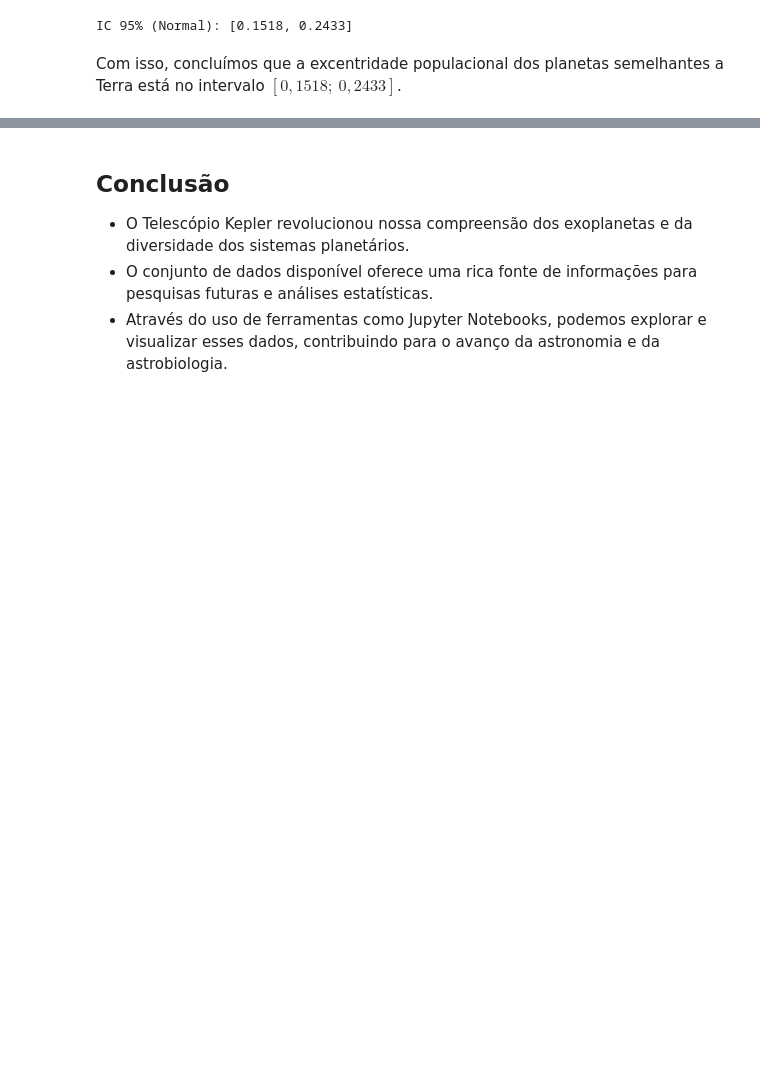
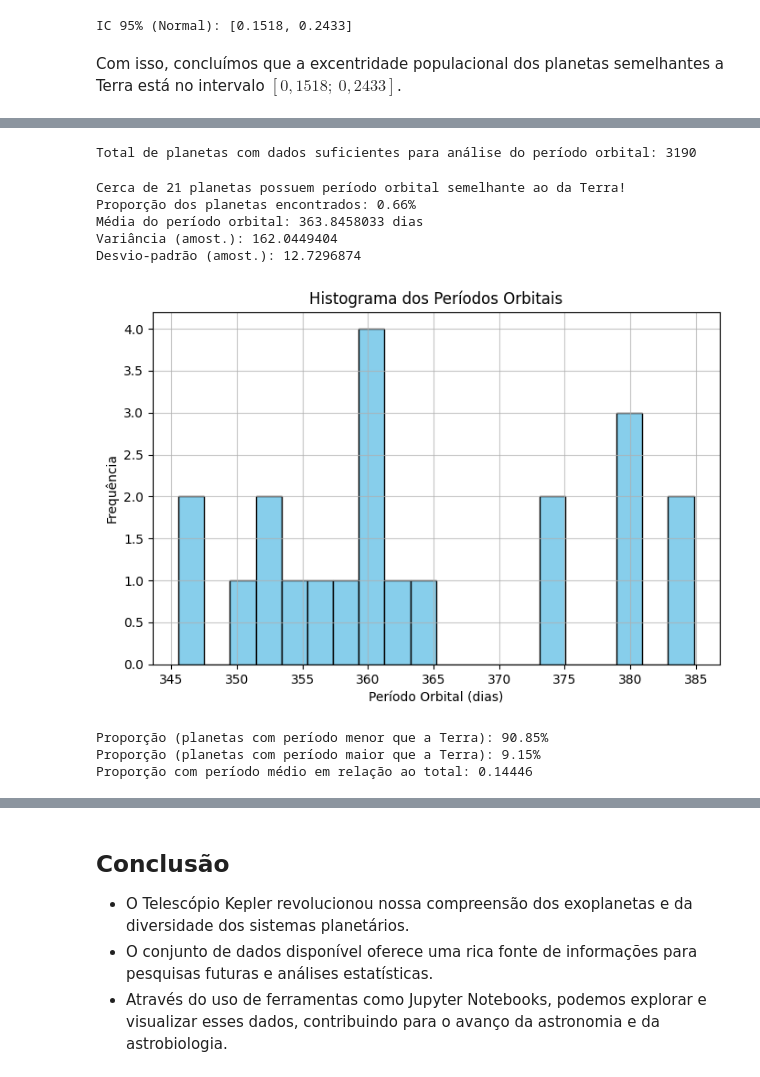
Before and after one commit to murfra/telescope-data-analysis, a Jupyter notebook: main.ipynb, the cells around one changed output, grey strips where cells are left out. Saved outputs shown, nothing was run; the diff lists cells and outputs as text; code cells hidden in the pictures; blank space fills up the shorter version.

Commit message:
Adição de análise e visualização do período orbital dos planetas

```diff
--- a/main.ipynb
+++ b/main.ipynb
@@ -330,0 +358,66 @@ Com isso, concluímos que a excentridade populacional dos planetas semelhantes a
+# %%
+# --------------------- FILTRO PARA PERÍODO ORBITAL ------------------------
+
+# Criando um novo DataFrame apenas com os dados relevantes para a análise do período orbital
+
+df_orbper = df_original[
+    (df_original['pl_orbper'].notna()) &                          # período orbital válido
+    (df_original['pl_hostname'].str.strip() != '') &             # nome da estrela não vazio
+    (df_original['st_teff'].notna())                             # temperatura da estrela válida
+]
+
+print(f"Total de planetas com dados suficientes para análise do período orbital: {len(df_orbper)}")
+# %% [output]
+Total de planetas com dados suficientes para análise do período orbital: 3190
+# %%
+# ---------------------- PERÍODO ORBITAL -----------------------
+
+# Parâmetros
+coluna = "pl_orbper"
+x      = 365.25     # valor de referência (dias)
+tol    = 20         # tolerância: ±20 dias
+
+# Filtro para planetas com período semelhante ao da Terra
+mask_p = (df_orbper[coluna] - x).abs() <= tol
+df_p = df_orbper[mask_p]
+
+# Média
+media = df_p[coluna].mean()
+
+# Variância amostral
+variancia_amostral = df_p[coluna].var(ddof=1)
+
+# Desvio padrão amostral
+desvio_amostral = df_p[coluna].std(ddof=1)
+
+print(f"Cerca de {len(df_p[coluna])} planetas possuem período orbital semelhante ao da Terra!")
+print(f"Proporção dos planetas encontrados: {(len(df_p)/len(df_orbper)) * 100 :.2f}%")
+print(f"Média do período orbital: {media:.7f} dias")
+print(f"Variância (amost.): {variancia_amostral:.7f}")
+print(f"Desvio-padrão (amost.): {desvio_amostral:.7f}")
+
+# --- plotando histograma ---
+plt.figure(figsize=(8, 5))
+df_p[coluna].plot.hist(bins=20, color="skyblue", edgecolor="black")
+plt.title("Histograma dos Períodos Orbitais")
+plt.xlabel("Período Orbital (dias)")
+plt.ylabel("Frequência")
+plt.grid(alpha=0.7)
+plt.show()
+
+# Proporções de planetas menores e maiores que o período da Terra
+menores = (df_orbper[coluna] < x).mean() * 100
+maiores = (df_orbper[coluna] > x).mean() * 100
+print(f"Proporção (planetas com período menor que a Terra): {menores:.2f}%")
+print(f"Proporção (planetas com período maior que a Terra): {maiores:.2f}%")
+print(f"Proporção com período médio em relação ao total: {media/df_orbper[coluna].mean():.5f}")
+# %% [output]
+Cerca de 21 planetas possuem período orbital semelhante ao da Terra!
+Proporção dos planetas encontrados: 0.66%
+Média do período orbital: 363.8458033 dias
+Variância (amost.): 162.0449404
+Desvio-padrão (amost.): 12.7296874
+[figure, added]
+Proporção (planetas com período menor que a Terra): 90.85%
+Proporção (planetas com período maior que a Terra): 9.15%
+Proporção com período médio em relação ao total: 0.14446
```
Also changed, not shown: parts of 7 cells of this notebook, 1 other file.
